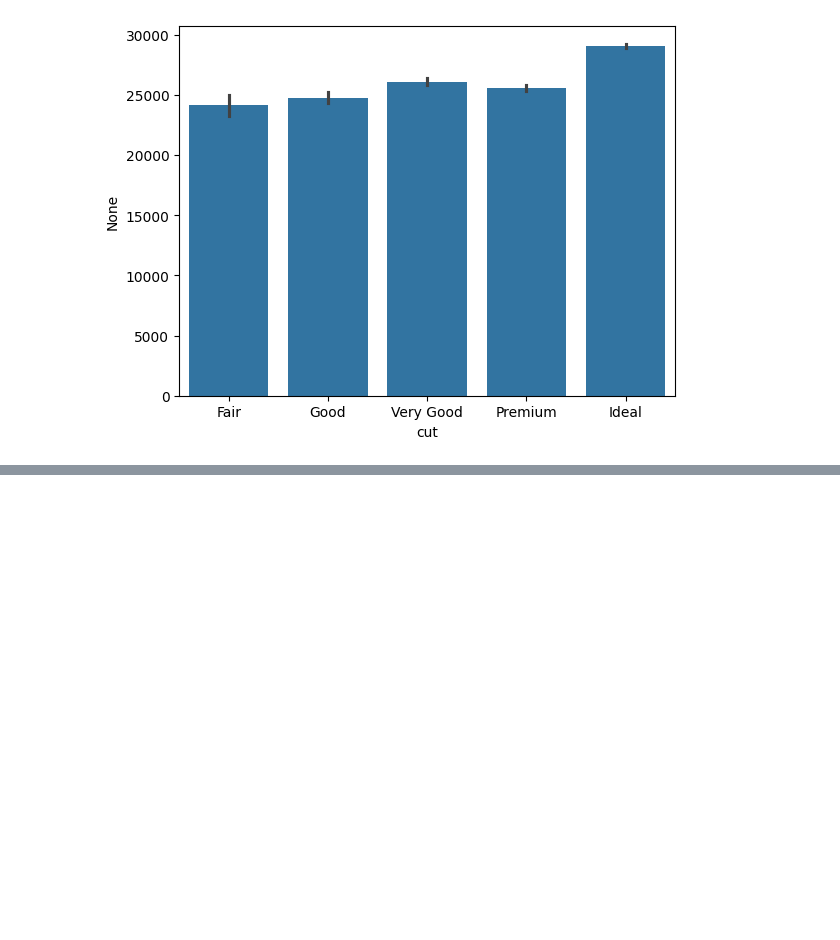
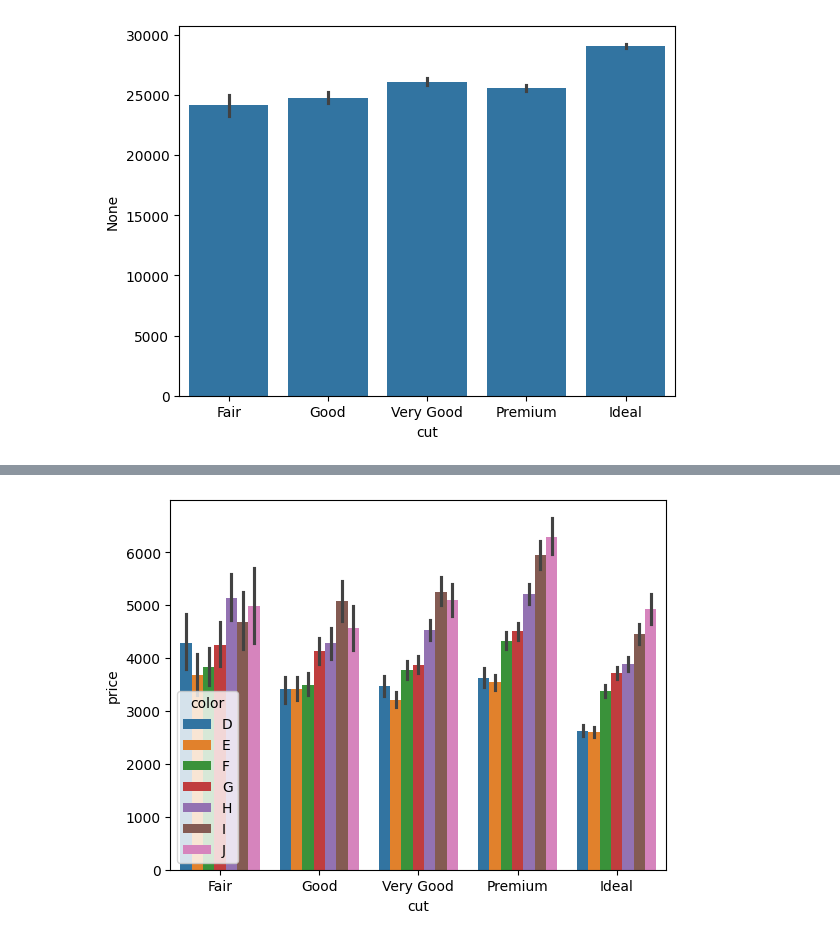
Before and after one commit to aliakbiyik/VeriGorsellestirme, a Jupyter notebook: DagilimGrafikleri.ipynb, the cells around one changed output, grey strips where cells are left out. Drawn from its saved outputs; the diff is of its cells as text; code cells hidden in the pictures; blank space fills up the shorter version.

```diff
--- a/DagilimGrafikleri.ipynb
+++ b/DagilimGrafikleri.ipynb
@@ -163,0 +184,4 @@ sns.barplot(x = "cut" , y = df.cut.index , data=df);
+# %%
+sns.barplot(x="cut", y="price",hue="color",data=df);
+# %% [output]
+[figure, added]
```
Also changed, not shown: parts of 16 cells of this notebook.
